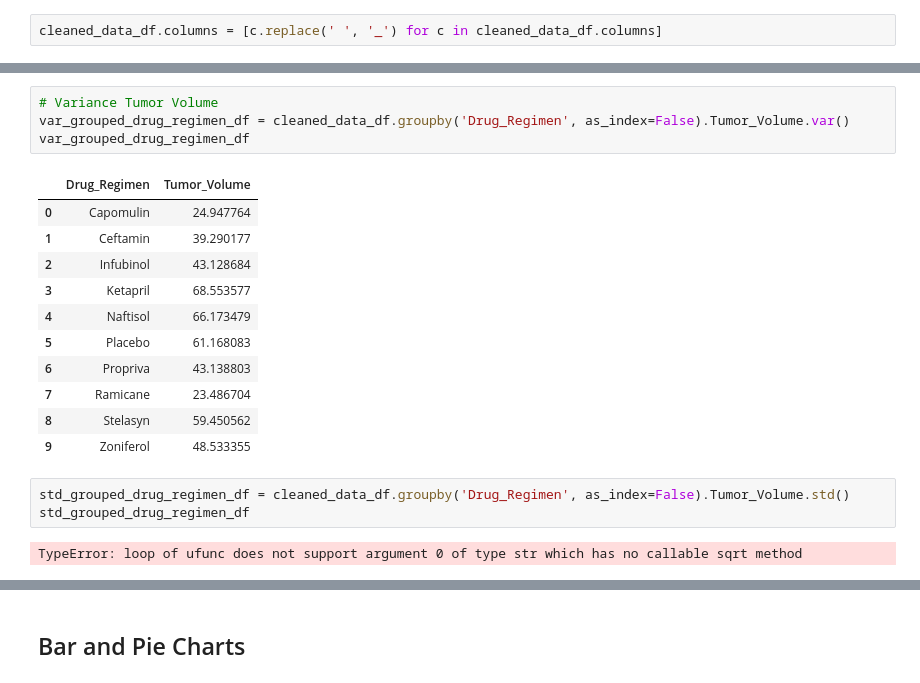
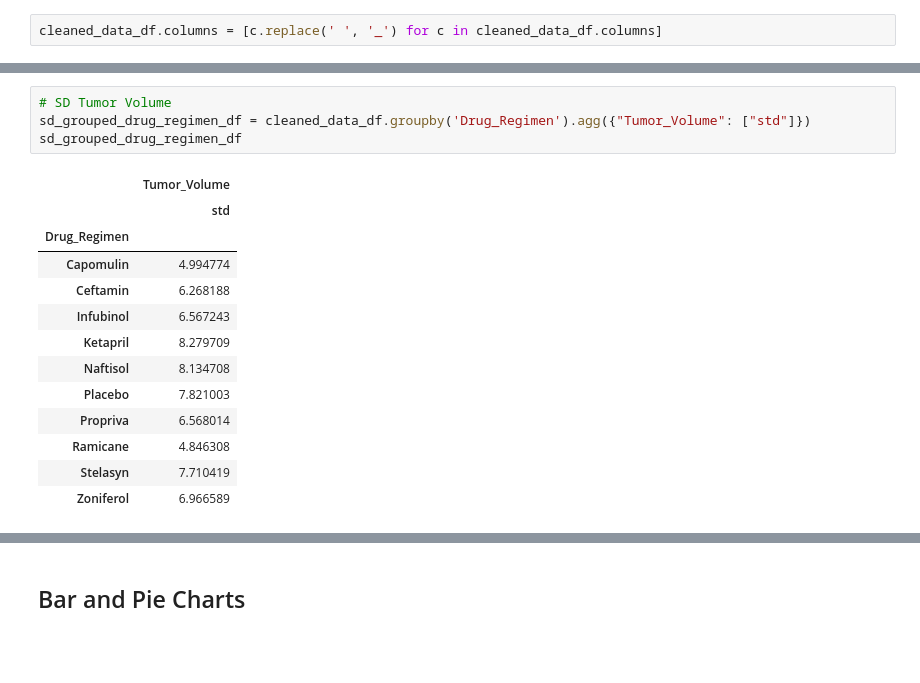
Before and after one commit to kwelter23/matplotlip, a Jupyter notebook: Pymaceuticals/pymaceuticals_starter.ipynb, the cells around one changed output, grey strips where cells are left out. Drawn from its saved outputs; the diff is of its cells as text; blank space fills up the shorter version.

```diff
--- a/Pymaceuticals/pymaceuticals_starter.ipynb
+++ b/Pymaceuticals/pymaceuticals_starter.ipynb
@@ -171,22 +163,19 @@ Name: Tumor_Volume, dtype: float64
 # %%
-# Variance Tumor Volume
-var_grouped_drug_regimen_df = cleaned_data_df.groupby('Drug_Regimen', as_index=False).Tumor_Volume.var()
-var_grouped_drug_regimen_df
+# SD Tumor Volume
+sd_grouped_drug_regimen_df = cleaned_data_df.groupby('Drug_Regimen').agg({"Tumor_Volume": ["std"]})
+sd_grouped_drug_regimen_df
 # %% [output]
-|  | Drug_Regimen | Tumor_Volume |
-| 0 | Capomulin | 24.947764 |
-| 1 | Ceftamin | 39.290177 |
-| 2 | Infubinol | 43.128684 |
-| 3 | Ketapril | 68.553577 |
-| 4 | Naftisol | 66.173479 |
-| 5 | Placebo | 61.168083 |
-| 6 | Propriva | 43.138803 |
-| 7 | Ramicane | 23.486704 |
-| 8 | Stelasyn | 59.450562 |
-| 9 | Zoniferol | 48.533355 |
+|  | Tumor_Volume |
+|  | std |
+| Drug_Regimen |  |
+| Capomulin | 4.994774 |
+| Ceftamin | 6.268188 |
+| Infubinol | 6.567243 |
+| Ketapril | 8.279709 |
+| Naftisol | 8.134708 |
+| Placebo | 7.821003 |
+| Propriva | 6.568014 |
+| Ramicane | 4.846308 |
+| Stelasyn | 7.710419 |
+| Zoniferol | 6.966589 |
-# %%
-std_grouped_drug_regimen_df = cleaned_data_df.groupby('Drug_Regimen', as_index=False).Tumor_Volume.std()
-std_grouped_drug_regimen_df
-# %% [output]
-TypeError: loop of ufunc does not support argument 0 of type str which has no callable sqrt method
 # %%
```
Also changed, not shown: parts of 9 cells of this notebook.
